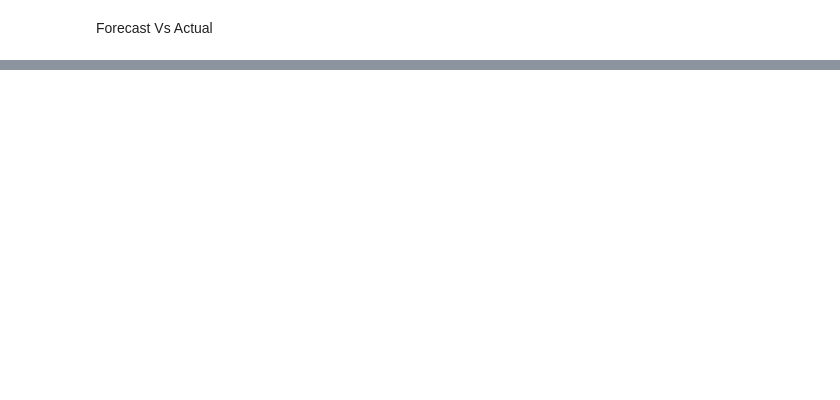
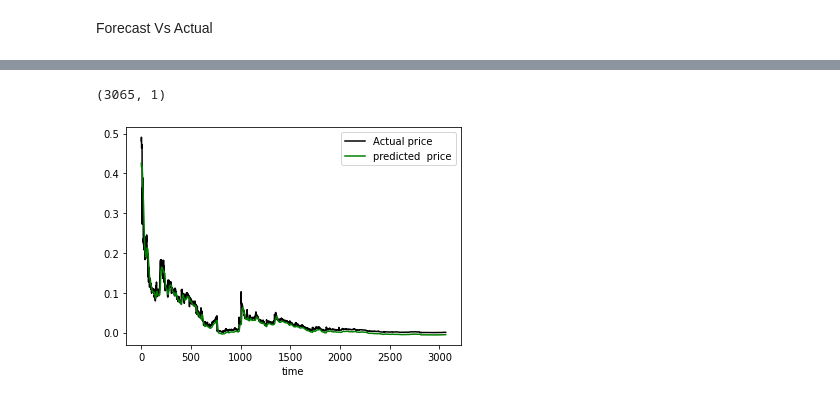
Before and after one commit to SNEHAASHISH/AffinityAnswers-Task-IG-Comments-Profanity-Calc, a Jupyter notebook: time-series-stock-data-analysis.ipynb, the cells around one changed output, grey strips where cells are left out. Saved outputs shown, nothing was run; the diff lists cells and outputs as text; code cells hidden in the pictures; blank space fills up the shorter version.

Commit message:
Kaggle Notebook | Time_Series_Stock_Data_Analysis | Version 8

```diff
--- a/time-series-stock-data-analysis.ipynb
+++ b/time-series-stock-data-analysis.ipynb
@@ -513,0 +368,23 @@ Deep Learning
+# %%
+def LSTM_model():
+    #It is a sequential model so initialising Seq. class object
+    model = Sequential()
+    #LSTM layer having 50 filters
+    model.add(LSTM(units = 50, return_sequences = True, input_shape = (x_train.shape[1],1)))
+    #To protect the model from overfitting, i.e. 20% of the layers would be deleted
+    model.add(Dropout(0.2))
+    #Adding another 50-filter LSTM layer
+    model.add(LSTM(units = 50, return_sequences = True))
+    model.add(Dropout(0.2))
+
+    model.add(LSTM(units = 50))
+    model.add(Dropout(0.2))
+
+    model.add(Dense(units=1))
+
+    return model
+# %%
+model = LSTM_model()
+model.summary()
+model.compile(optimizer='adam', #It is the fastest optimizer
+              loss='mean_squared_error')
@@ -513,0 +410,13 @@ Deep Learning
+# %%
+# Define callbacks
+
+# Save weights only for best model
+checkpointer = ModelCheckpoint(filepath = 'weights_best.hdf5',
+                               verbose = 2,
+                               save_best_only = True)
+
+model.fit(x_train,
+          y_train,
+          epochs=5, #Number of time to train model ... later train till 100 tries
+          batch_size = 32,
+          callbacks = [checkpointer])
@@ -513,0 +436,13 @@ Deep Learning
+# %%
+y_pred = model.predict(x_train)
+y_pred.shape
+# %% [output]
+(3065, 1)
+# %%
+plt.plot(y_train, color='black', label="Actual price")
+plt.plot(y_pred, color= 'green', label="predicted  price")
+plt.xlabel("time")
+plt.legend()
+plt.show()
+# %% [output]
+[figure, added]
```
Also changed, not shown: parts of 27 cells of this notebook.
